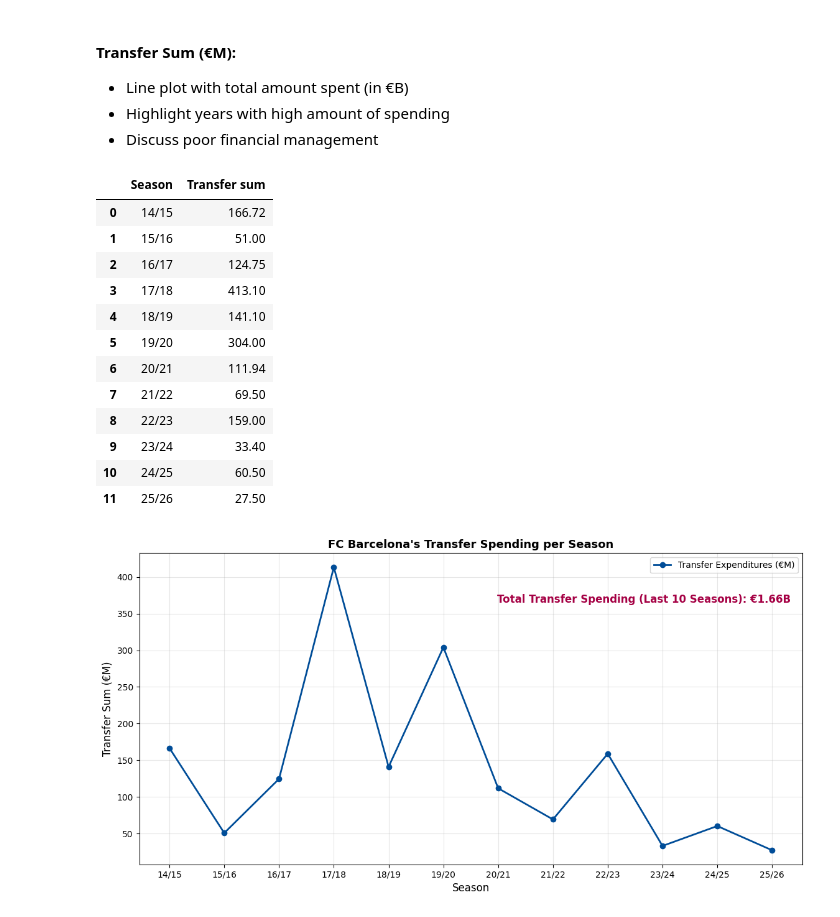
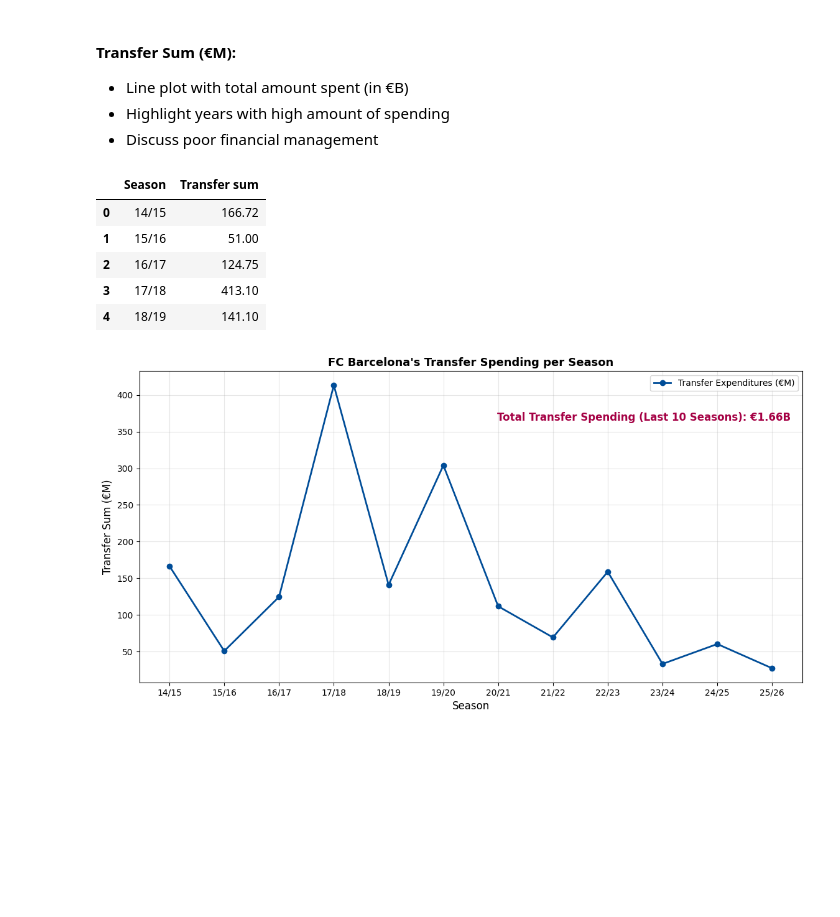
Before and after one commit to linhtran1003/fc-barcelona-performance-analysis, a Jupyter notebook: FCB_performance_analysis.ipynb, the cells around one changed output. Cells and saved outputs as stored; diff of their text form; code cells hidden in the pictures; blank space fills up the shorter version.

```diff
--- a/FCB_performance_analysis.ipynb
+++ b/FCB_performance_analysis.ipynb
@@ -294,21 +271,14 @@ Financial Data includes data of the current season (2025/26) for better understa
 - Highlight years with high amount of spending
 - Discuss poor financial management
 # %%
-df5
+df5.head()
 # %% [output]
 |  | Season | Transfer sum |
 | 0 | 14/15 | 166.72 |
 | 1 | 15/16 | 51.00 |
 | 2 | 16/17 | 124.75 |
 | 3 | 17/18 | 413.10 |
 | 4 | 18/19 | 141.10 |
-| 5 | 19/20 | 304.00 |
-| 6 | 20/21 | 111.94 |
-| 7 | 21/22 | 69.50 |
-| 8 | 22/23 | 159.00 |
-| 9 | 23/24 | 33.40 |
-| 10 | 24/25 | 60.50 |
-| 11 | 25/26 | 27.50 |
 # %%
 # Financial Analysis
 ## ========== PLOT 1: Transfer Spending ==========
```
Also changed, not shown: parts of 14 cells of this notebook.
